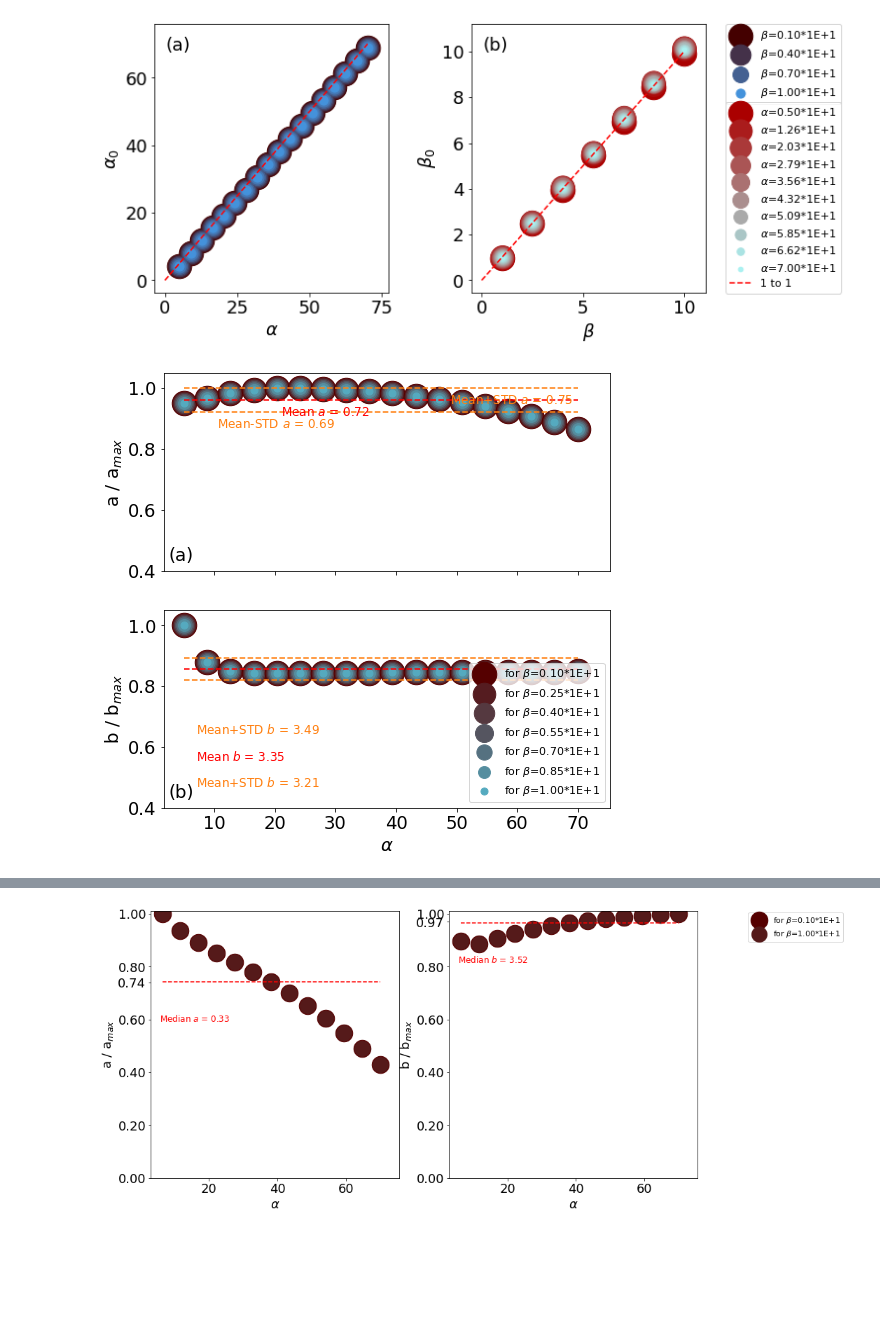
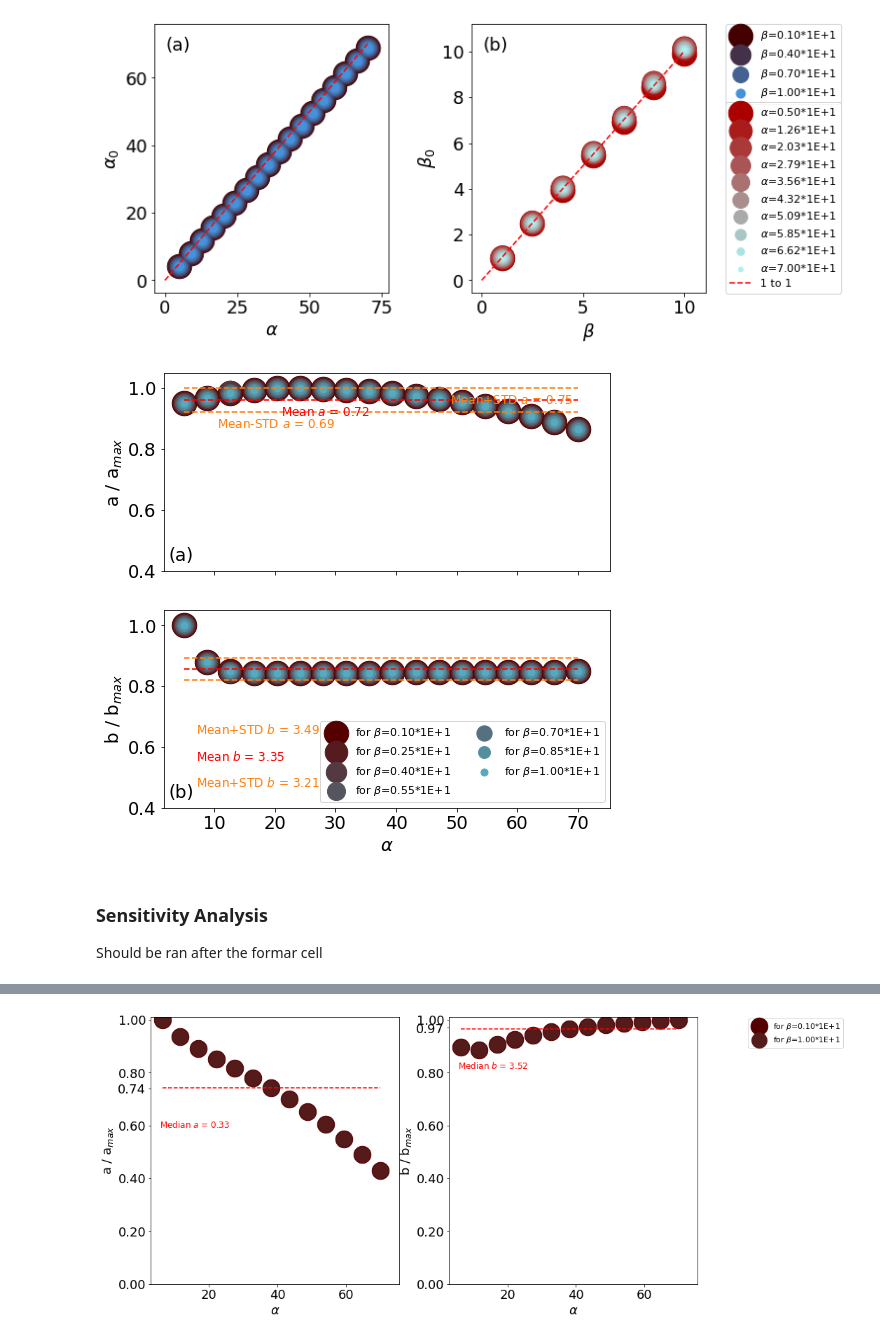
Before and after one commit to adameshel/spatial_autocorrelation, a Jupyter notebook: Autocorr/auto_corr.ipynb, the cells around one changed output, grey strips where cells are left out. Saved outputs shown, nothing was run; the diff lists cells and outputs as text; code cells hidden in the pictures; blank space fills up the shorter version.

```diff
--- a/Autocorr/auto_corr.ipynb
+++ b/Autocorr/auto_corr.ipynb
@@ -1279,6 +1251,7 @@ plt.plot(gamma_list_of_lists)
 # %% [markdown]
 ### Read directory where there are files from a big run
 # %%
+
 my_path = Path('/home/adameshel/Documents/code/autocorr/with_gamma_big/')
 # my_path = Path('/home/adameshel/Documents/code/autocorr/changing_gamma/')
 data2 = []
@@ -1291,14 +1264,11 @@ set_of_alphas = data2[0]
 set_of_betas = data2[1]
 
 print('a       ','b     ','alpha', 'alpha_0','beta', 'beta_0')
-a_all = []
-b_all = []
-c1_all = []
-c2_all = []
-alpha_0_all = []
-beta_0_all = []
-alpha_all = []
-beta_all = []
+a_all = []; b_all = []
+# c1_all = []; c2_all = []
+alpha_0_all = []; beta_0_all = []
+alpha_all = []; beta_all = []
+r2a_all = []; r2b_all = []
 
 files = sorted(glob.glob(str(my_path.joinpath('Ls*.dat'))))
 for i, file in enumerate(files):
@@ -1345,6 +1315,7 @@ for i, file in enumerate(files):
     a_all.append(a)
     line = alpha_L(np.array([Ls,gammas]), a, alpha_0)
     r2a = round(np.corrcoef(alphas,line)[0,1],3)**2
+    r2a_all.append(r2a)
     try:
         pbeta, errb = curve_fit(
             f=beta_L,
@@ -1371,6 +1342,7 @@ for i, file in enumerate(files):
     b, beta_0, _ = pbeta
     line = beta_L(Ls, b, beta_0, alpha_0)
     r2b = round(np.corrcoef(betas,line)[0,1],3)**2
+    r2b_all.append(r2b)
     if r2a < 0.9 or r2b < 0.9:
         print(r2a, r2b)
     b_all.append(b)
@@ -1433,0 +1554,26 @@ a        b      alpha alpha_0 beta beta_0
+# %%
+
+_N = 100 # the desired sample size
+_corr = 0.99 # the desired correlation
+_N_DIST = 10
+
+# generate random normal distribution
+acc = []
+for i in range(_N_DIST):
+    acc.append(np.reshape(np.random.exponential(5,_N),(_N,-1)))
+
+# Compute
+all_norm = np.concatenate(acc,axis=1)
+print(all_norm)
+
+print(all_norm.shape)
+
+
+def generate_cov(dim):
+    acc  = []
+    for i in range(dim):
+        row = np.ones((1,dim)) * _corr
+        row[0][i] = 1
+        print(row)
+        acc.append(row)
+    return np.concatenate(acc,axis=0)
@@ -1582,32 +1870,35 @@ ax[1].text(0.1*np.max(set_of_alphas) ,
            color='C1',
            fontsize=12
           )
 blinestd = bline-bstd
 ax[1].plot(set_of_alphas,blinestd/bmax,'--C1')
 ax[1].text(0.1*np.max(set_of_alphas) ,
            (bmean-bstd)/bmax-0.25-0.1,
            r'Mean+STD $b$ = %.2f' %(bmean-bstd),
            color='C1',
            fontsize=12
           )
 
 # yt = ax[0].get_yticks()
 # yt = np.append(yt,round(amean/amax,2))
 # ax[0].set_yticks(yt)
 # yt = ax[1].get_yticks()
 # yt = np.append(yt,round(bmean/bmax,2))
 # ax[1].set_yticks(yt)
 ax[0].set_ylim(0.4,1.05); ax[1].set_ylim(0.4,1.05)
 # lgd = combine_legend_subplots(0,xy=(1.3, 1.01),fs=11)
-lgd = combine_legend_subplots(1,xy=(1, 0),fs=11, location='lower right')
+lgd = combine_legend_subplots(1,xy=(1, 0),fs=11, location='lower right',ncol=2)
 ax[0].tick_params(labelsize=fs); ax[1].tick_params(labelsize=fs);
 ax[0].text(0.01, 0.05, '(a)', fontsize=fs, color='k',transform=ax[0].transAxes);
 ax[1].text(0.01, 0.05, '(b)', fontsize=fs, color='k',transform=ax[1].transAxes);
 # fig.savefig(my_path.joinpath('figures/a_b.png'),
 #             bbox_extra_artists=(lgd,),
 #             bbox_inches='tight')
 # fig.savefig(fig_path.joinpath('a_b.png'),
 #             bbox_extra_artists=(lgd,),
 #             bbox_inches='tight')
 # %% [output]
-[figure, old version]
+[figure, new version]
+# %% [markdown]
+### Sensitivity Analysis
+Should be ran after the formar cell
```
Also changed, not shown: parts of 30 cells of this notebook, 2 other files.
